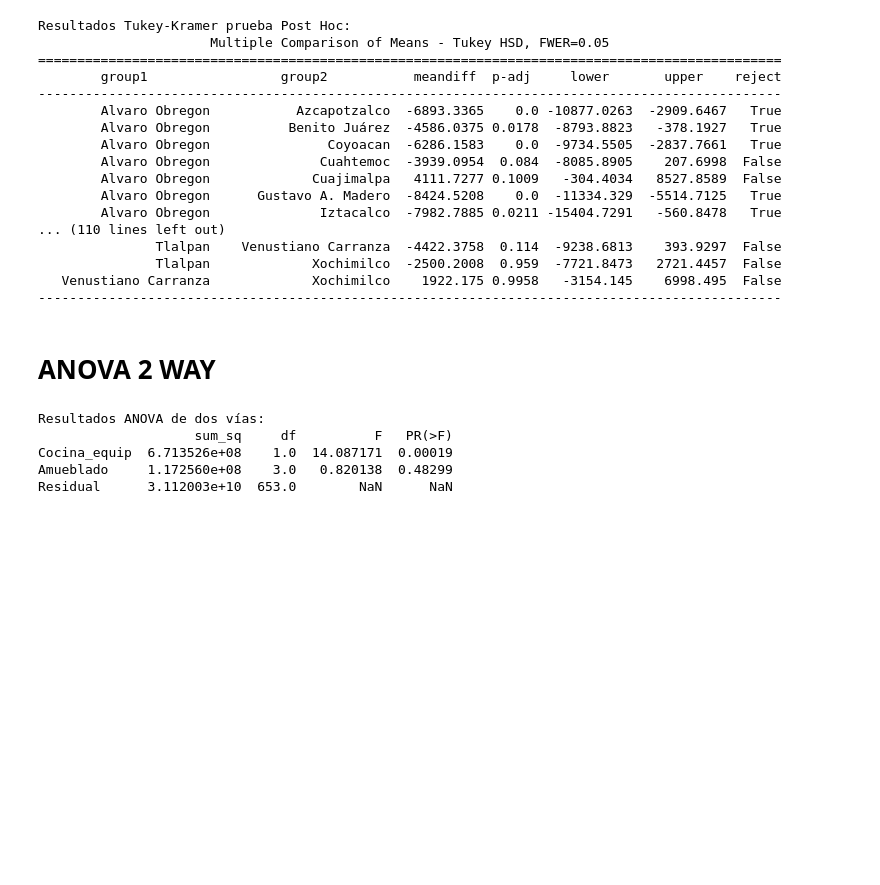
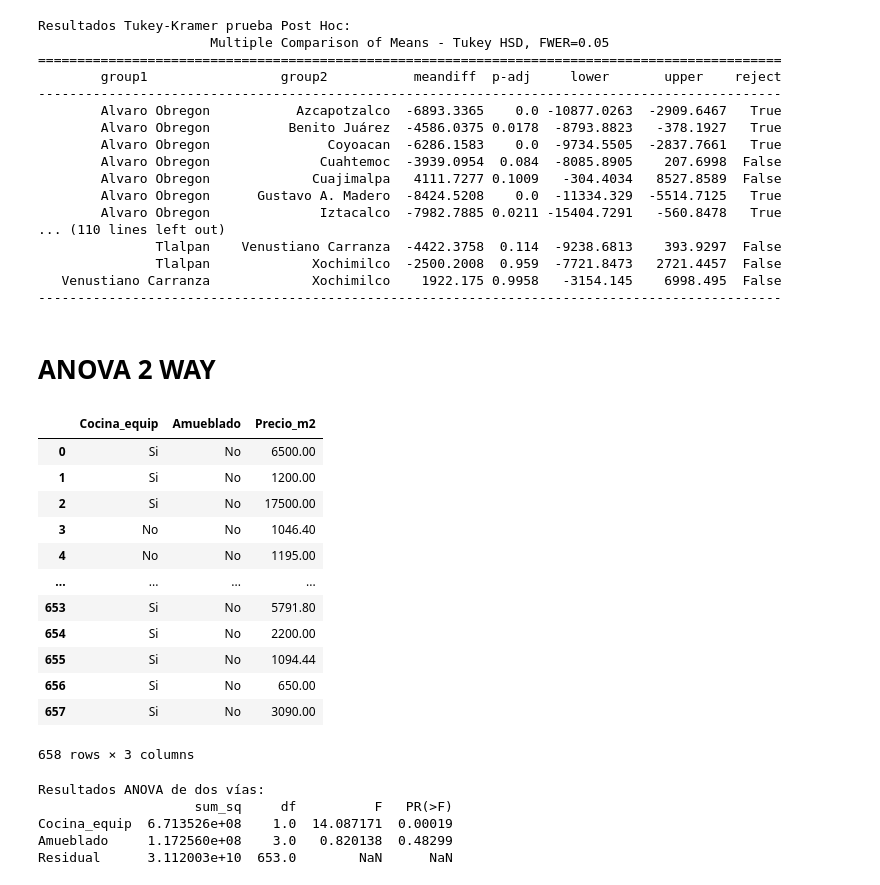
Before and after one commit to MarianaMr06/Entregable-2, a Jupyter notebook: E1_2_ANOVA.ipynb, the cells around one changed output. Saved outputs shown, nothing was run; the diff lists cells and outputs as text; code cells hidden in the pictures; blank space fills up the shorter version.

```diff
--- a/E1_2_ANOVA.ipynb
+++ b/E1_2_ANOVA.ipynb
@@ -113,6 +112,21 @@ Resultados Tukey-Kramer prueba Post Hoc:
 # ANOVA 2 WAY
 # %%
 TWA = inmu.iloc[ : , [12,14,22]]
+TWA
+# %% [output]
+|  | Cocina_equip | Amueblado | Precio_m2 |
+| 0 | Si | No | 6500.00 |
+| 1 | Si | No | 1200.00 |
+| 2 | Si | No | 17500.00 |
+| 3 | No | No | 1046.40 |
+| 4 | No | No | 1195.00 |
+| ... | ... | ... | ... |
+| 653 | Si | No | 5791.80 |
+| 654 | Si | No | 2200.00 |
+| 655 | Si | No | 1094.44 |
+| 656 | Si | No | 650.00 |
+| 657 | Si | No | 3090.00 |
+658 rows × 3 columns
 # %%
 # ANOVA de 2 vías.
 formula = 'Precio_m2 ~ Cocina_equip + Amueblado'
```
Also changed, not shown: parts of 1 cell of this notebook.
